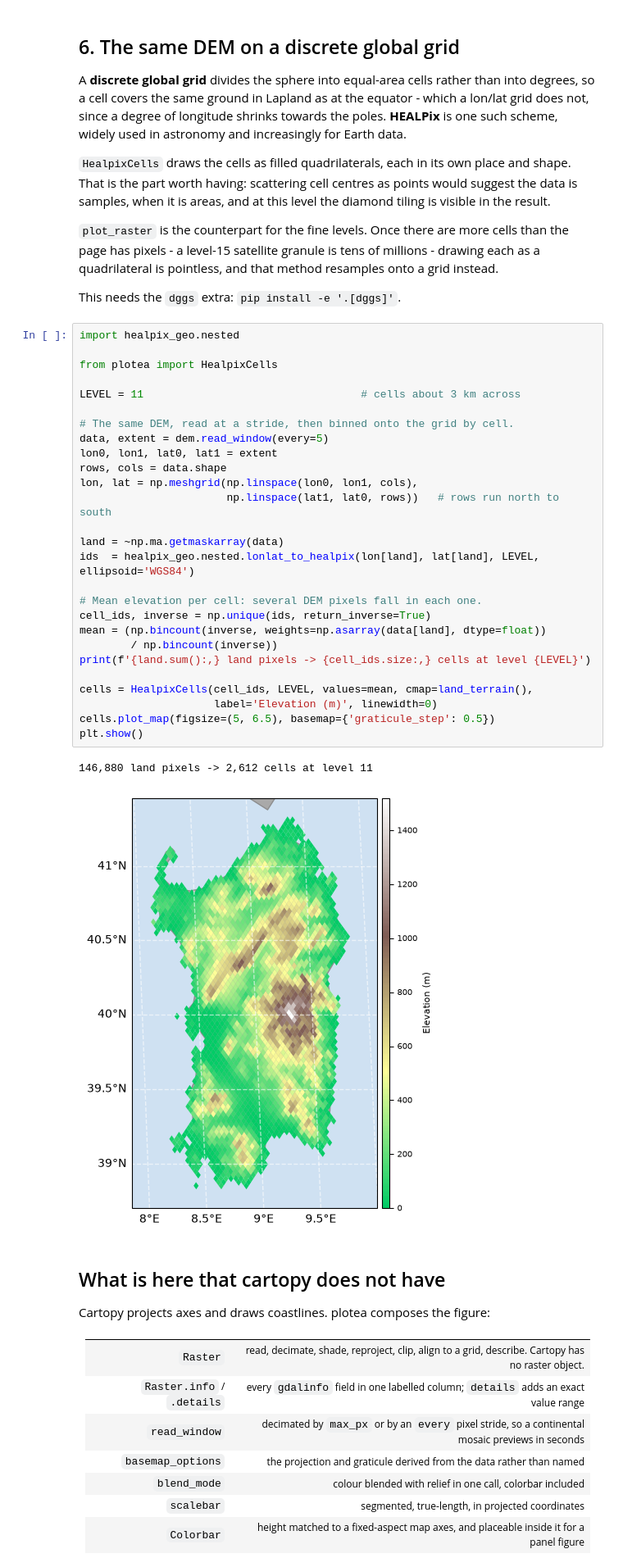
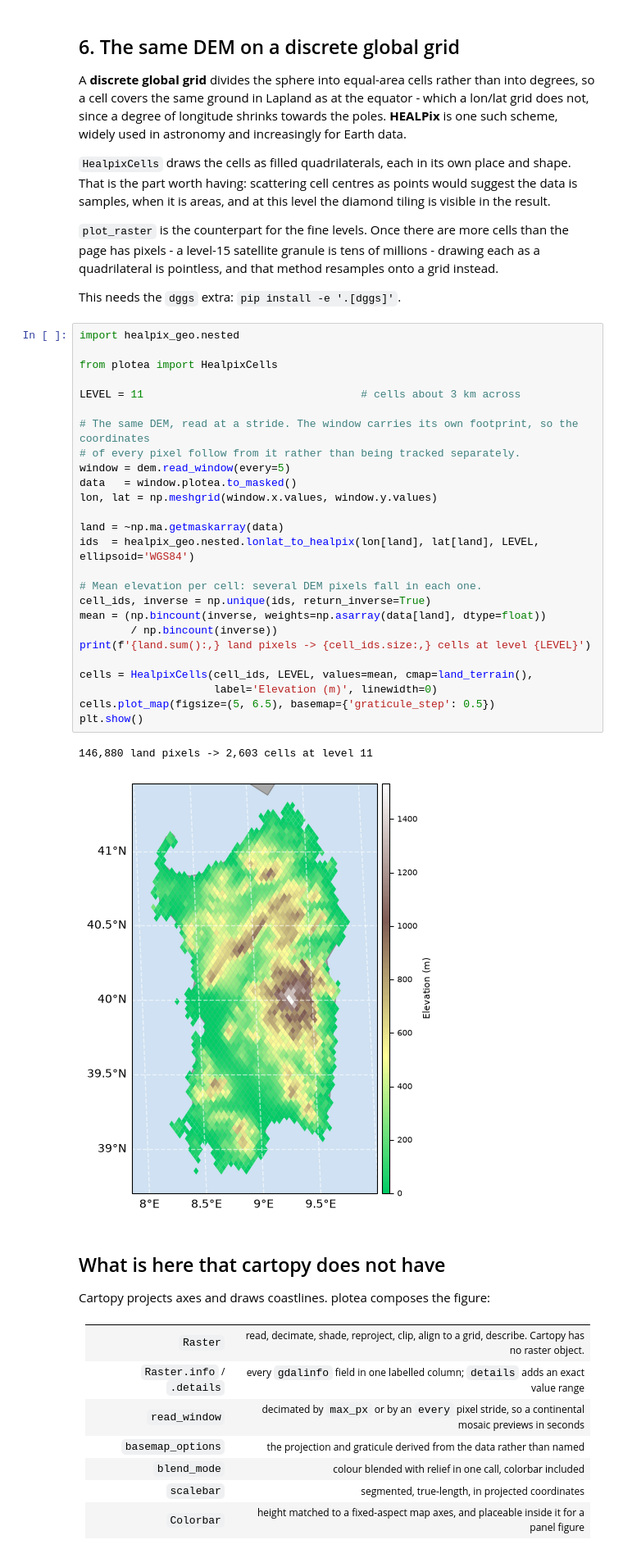
Before and after one commit to kmch/ploTea, a Jupyter notebook: notebooks/plotea.ipynb, the cells around one changed output. Shown at 82% size. Cells and saved outputs as stored; diff of their text form.

```diff
--- a/notebooks/plotea.ipynb
+++ b/notebooks/plotea.ipynb
@@ -345,36 +363,35 @@ page has pixels - a level-15 satellite granule is tens of millions - drawing eac
 quadrilateral is pointless, and that method resamples onto a grid instead.
 
 This needs the `dggs` extra: `pip install -e '.[dggs]'`.
-# %%
-import healpix_geo.nested
-
-from plotea import HealpixCells
-
-LEVEL = 11                                  # cells about 3 km across
-
-# The same DEM, read at a stride, then binned onto the grid by cell.
-data, extent = dem.read_window(every=5)
-lon0, lon1, lat0, lat1 = extent
-rows, cols = data.shape
-lon, lat = np.meshgrid(np.linspace(lon0, lon1, cols),
-                       np.linspace(lat1, lat0, rows))   # rows run north to south
-
-land = ~np.ma.getmaskarray(data)
-ids  = healpix_geo.nested.lonlat_to_healpix(lon[land], lat[land], LEVEL, ellipsoid='WGS84')
-
-# Mean elevation per cell: several DEM pixels fall in each one.
-cell_ids, inverse = np.unique(ids, return_inverse=True)
-mean = (np.bincount(inverse, weights=np.asarray(data[land], dtype=float))
-        / np.bincount(inverse))
-print(f'{land.sum():,} land pixels -> {cell_ids.size:,} cells at level {LEVEL}')
-
-cells = HealpixCells(cell_ids, LEVEL, values=mean, cmap=land_terrain(),
-                     label='Elevation (m)', linewidth=0)
-cells.plot_map(figsize=(5, 6.5), basemap={'graticule_step': 0.5})
-plt.show()
-# %% [output]
-146,880 land pixels -> 2,612 cells at level 11
-[figure, removed]
+# %%
+import healpix_geo.nested
+
+from plotea import HealpixCells
+
+LEVEL = 11                                  # cells about 3 km across
+
+# The same DEM, read at a stride. The window carries its own footprint, so the coordinates
+# of every pixel follow from it rather than being tracked separately.
+window = dem.read_window(every=5)
+data   = window.plotea.to_masked()
+lon, lat = np.meshgrid(window.x.values, window.y.values)
+
+land = ~np.ma.getmaskarray(data)
+ids  = healpix_geo.nested.lonlat_to_healpix(lon[land], lat[land], LEVEL, ellipsoid='WGS84')
+
+# Mean elevation per cell: several DEM pixels fall in each one.
+cell_ids, inverse = np.unique(ids, return_inverse=True)
+mean = (np.bincount(inverse, weights=np.asarray(data[land], dtype=float))
+        / np.bincount(inverse))
+print(f'{land.sum():,} land pixels -> {cell_ids.size:,} cells at level {LEVEL}')
+
+cells = HealpixCells(cell_ids, LEVEL, values=mean, cmap=land_terrain(),
+                     label='Elevation (m)', linewidth=0)
+cells.plot_map(figsize=(5, 6.5), basemap={'graticule_step': 0.5})
+plt.show()
+# %% [output]
+146,880 land pixels -> 2,603 cells at level 11
+[figure, added]
 # %% [markdown]
 ## What is here that cartopy does not have
 
```
Also changed, not shown: parts of 5 cells of this notebook, 4 other files.
